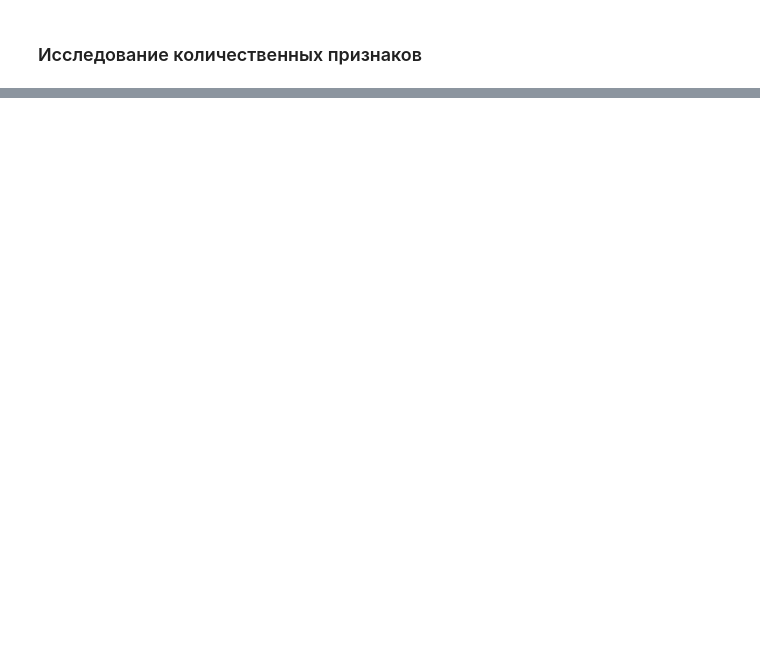
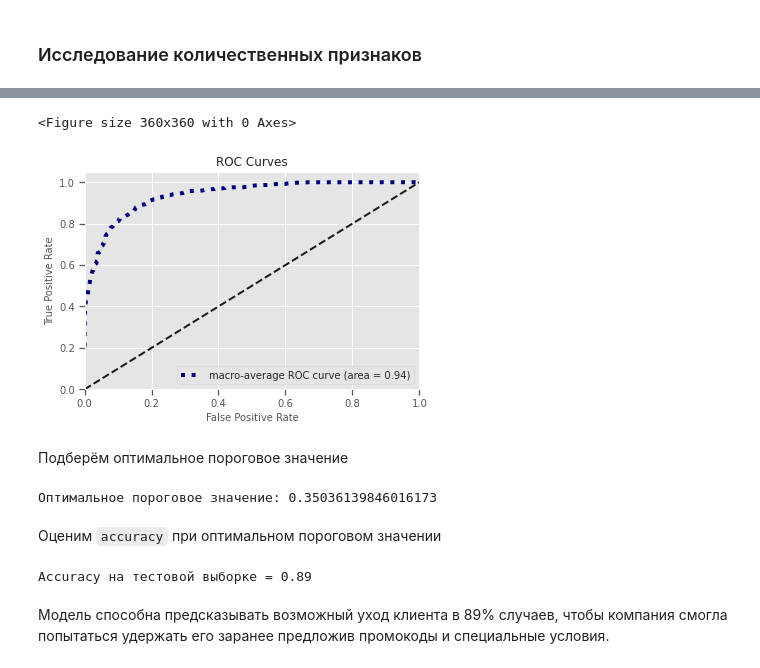
Before and after one commit to ootho/data_science, a Jupyter notebook: yp_telecom/yp_telecom.ipynb, the cells around one changed output, grey strips where cells are left out. Saved outputs shown, nothing was run; the diff lists cells and outputs as text; code cells hidden in the pictures; blank space fills up the shorter version.

```diff
--- a/yp_telecom/yp_telecom.ipynb
+++ b/yp_telecom/yp_telecom.ipynb
@@ -493,0 +678,34 @@ OneHotEncoder(drop='first', dtype='int8', handle_unknown='ignore', sparse=False)
+# %%
+preprocessor = ColumnTransformer([
+    ('scaler', StandardScaler(), num_features),
+    ('ohe', OneHotEncoder(
+        handle_unknown='ignore',
+        drop='first',
+        sparse=False,
+        dtype='int8'
+    ), cats),
+])
+
+pipe_rf = Pipeline([
+    ('preprocessor', preprocessor),
+    ('smote', SMOTE(random_state=RANDOM_STATE)),
+    ('regressor', RandomForestClassifier(random_state=RANDOM_STATE))
+])
+
+params = {
+        'regressor__max_depth': range(1,20,1),
+        'regressor__n_estimators': range(1,200,10),
+}
+
+grid_rf = GridSearchCV(
+    estimator=pipe_rf,
+    param_grid=params,
+    cv=5,
+    n_jobs=-1,
+    scoring='roc_auc',
+)
+
+grid_rf.fit(features_train, target_train)
+
+print(f'ROC-AUC {grid_rf.best_score_}')
+print(f'Best params {grid_rf.best_params_ }')
@@ -493,0 +800,7 @@ OneHotEncoder(drop='first', dtype='int8', handle_unknown='ignore', sparse=False)
+# %%
+preprocessor.fit(features_train)
+features_test_transformed = preprocessor.transform(features_test)
+model = grid_cb.best_estimator_
+target_predicted = model.predict_proba(features_test)[:,1]
+roc_auc = roc_auc_score(target_test, target_predicted)
+print(f"ROC-AUC на тестовой выборке = {roc_auc}")
@@ -493,0 +824,31 @@ OneHotEncoder(drop='first', dtype='int8', handle_unknown='ignore', sparse=False)
+# %%
+plt.figure(figsize=(5,5))
+plot_roc_curve(target_test, model.predict_proba(features_test), curves='macro')
+plt.show();
+# %% [output]
+<Figure size 360x360 with 0 Axes>
+[figure, added]
+# %% [markdown]
+Подберём оптимальное пороговое значение
+# %%
+target_predicted_probabilities = model.predict_proba(features_test)[:, 1]
+fpr, tpr, thresholds = roc_curve(target_test, target_predicted_probabilities)
+
+# Находим индекс точки на графике, ближайшей к верхнему левому углу
+index = np.argmax(np.abs(tpr - fpr))
+# Определяем пороговое значение, соответствующее этой точке
+threshold = thresholds[index]
+
+print("Оптимальное пороговое значение:", threshold)
+# %% [output]
+Оптимальное пороговое значение: 0.35036139846016173
+# %% [markdown]
+Оценим `accuracy` при оптимальном пороговом значении
+# %%
+target_predicted = model.predict_proba(features_test)[:, 1] > threshold
+accuracy = accuracy_score(target_test, target_predicted)
+print(f"Accuracy на тестовой выборке = {accuracy:.2f}")
+# %% [output]
+Accuracy на тестовой выборке = 0.89
+# %% [markdown]
+Модель способна предсказывать возможный уход клиента в 89% случаев, чтобы компания смогла попытаться удержать его заранее предложив промокоды и специальные условия.
```
Also changed, not shown: parts of 62 cells of this notebook, 1 other file.
